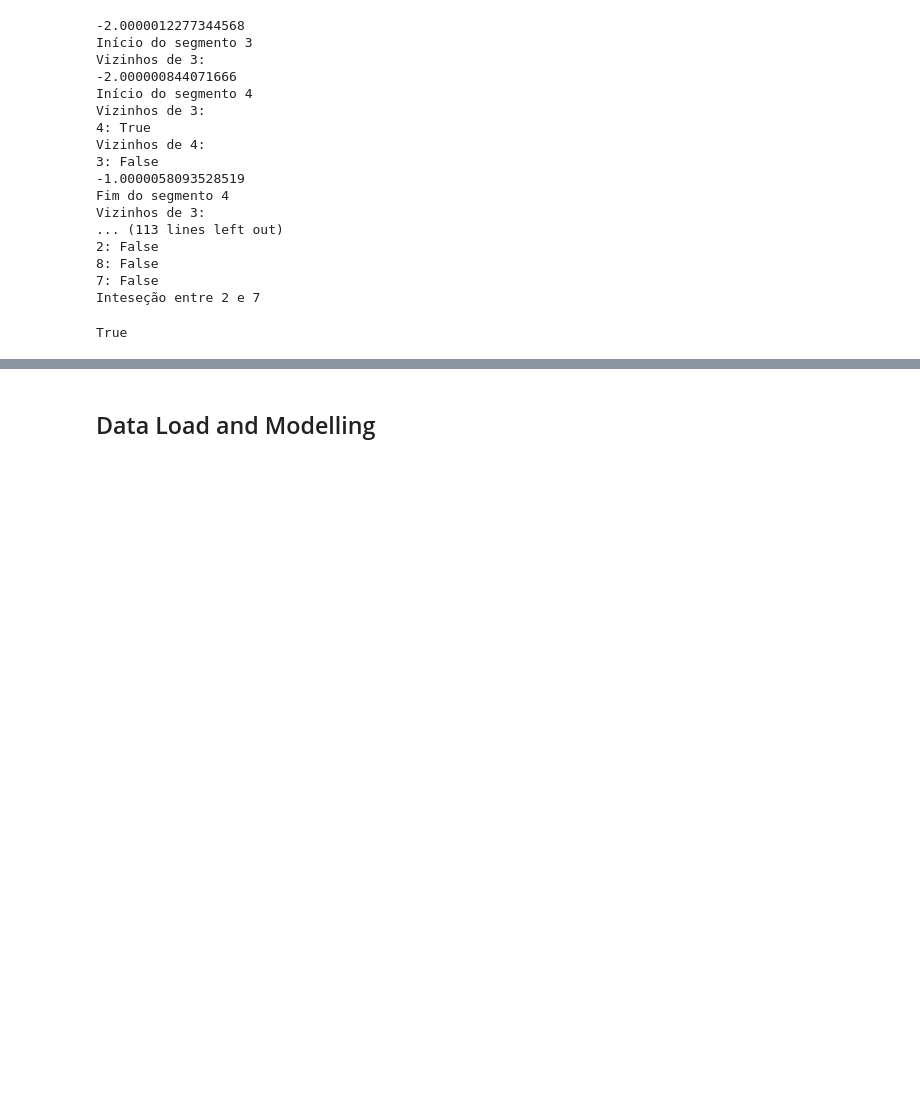
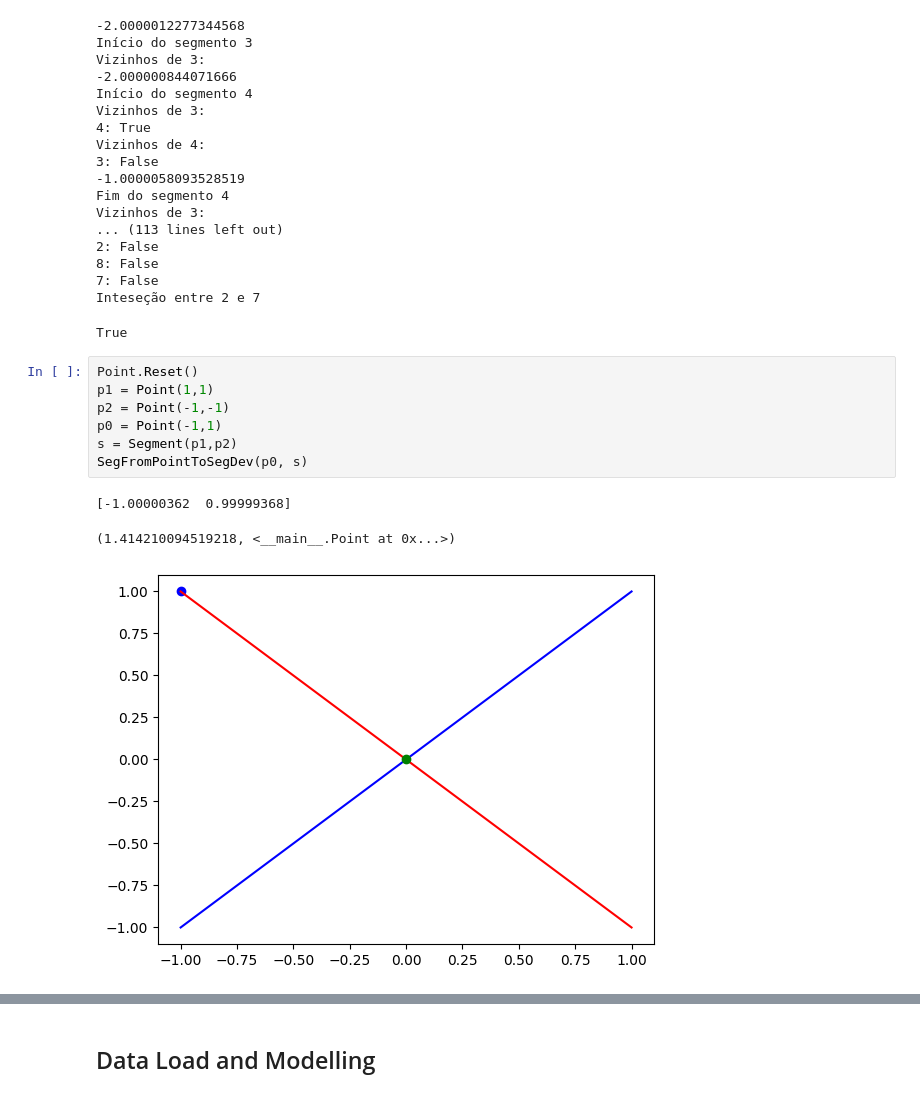
Before and after one commit to attiilla/Alg2, a Jupyter notebook: TP1/TP1.ipynb, the cells around one changed output, grey strips where cells are left out. Saved outputs shown, nothing was run; the diff lists cells and outputs as text; blank space fills up the shorter version.

```diff
--- a/TP1/TP1.ipynb
+++ b/TP1/TP1.ipynb
@@ -800,4 +864,15 @@ Vizinhos de 3:
 7: False
 Inteseção entre 2 e 7
 True
+# %%
+Point.Reset()
+p1 = Point(1,1)
+p2 = Point(-1,-1)
+p0 = Point(-1,1)
+s = Segment(p1,p2)
+SegFromPointToSegDev(p0, s)
+# %% [output]
+[-1.00000362  0.99999368]
+(1.414210094519218, <__main__.Point at 0x...>)
+[figure, added]
 # %%
```
Also changed, not shown: parts of 8 cells of this notebook.
